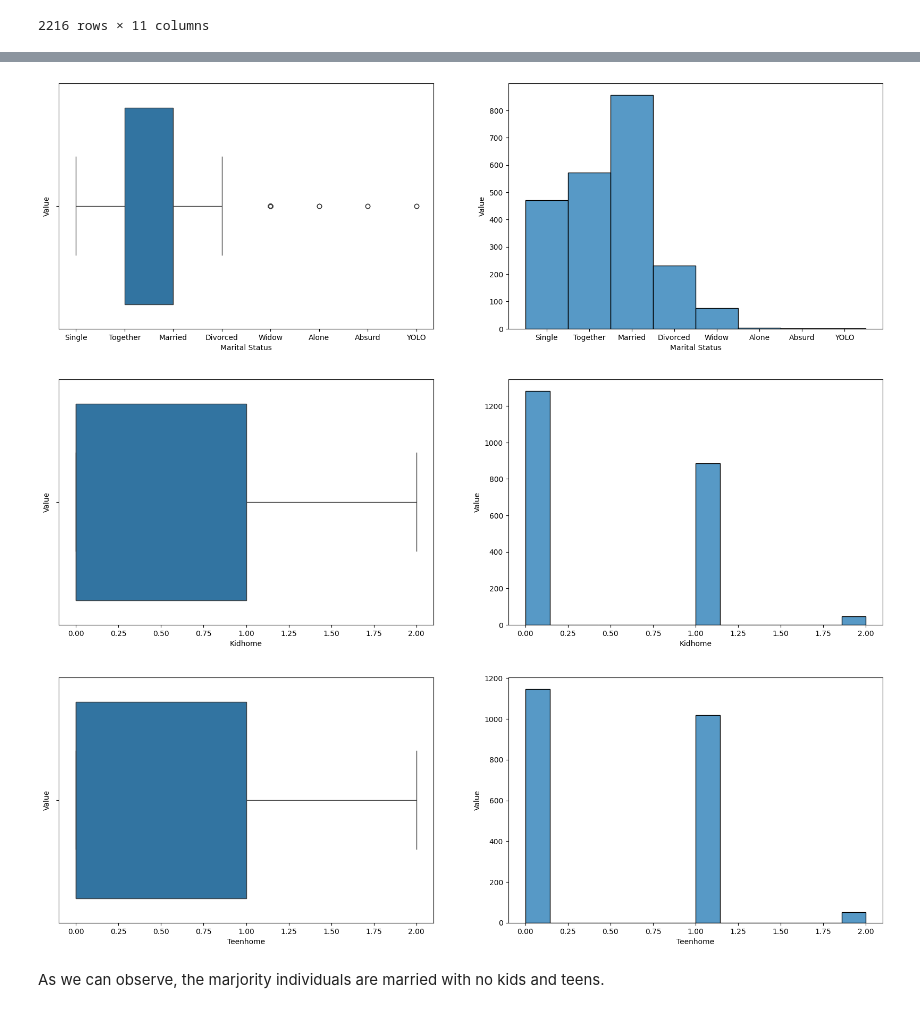
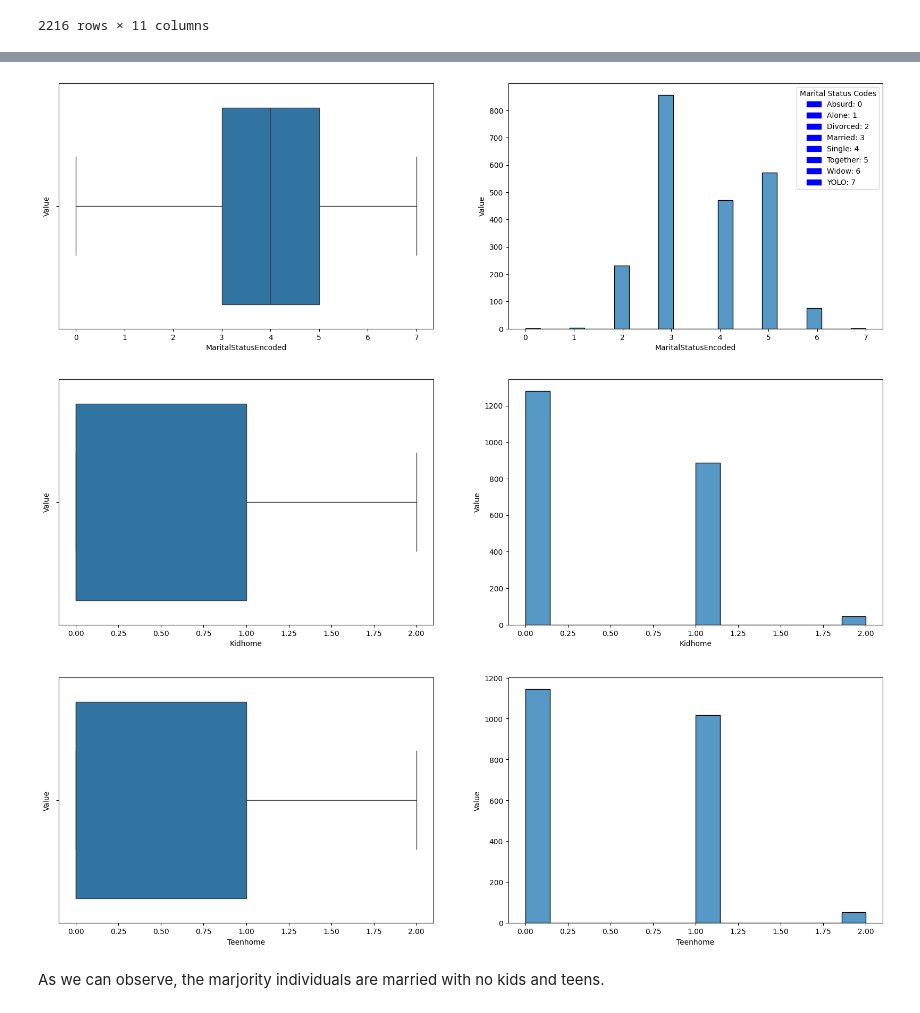
Before and after one commit to dcjh/1015_Mini_Project, a Jupyter notebook: MaritalStatus_Kid_Teen_EDA.ipynb, the cells around one changed output, grey strips where cells are left out. Saved outputs shown, nothing was run; the diff lists cells and outputs as text; code cells hidden in the pictures.

```diff
--- a/MaritalStatus_Kid_Teen_EDA.ipynb
+++ b/MaritalStatus_Kid_Teen_EDA.ipynb
@@ -114,7 +88,7 @@ customerdf_joint['numMonths'] = ((customerdf_joint['CurrentDate'] - customerdf_j
 customerdf_joint['Recency'] = customerdf_joint['Recency']/30 #assume 30days in a month
 # %%
 #average purchases over the months
-for var in customerdf_joint.columns[1:9]:
+for var in customerdf_joint.columns[3:9]:
     customerdf_joint[var] = customerdf_joint[var]/ customerdf_joint["numMonths"]
 
 customerdf_joint.drop(columns = ['Dt_Customer', 'CurrentDate', "numMonths", "Recency"], inplace = True)
@@ -139,0 +111,3 @@ customerdf_joint
+# %%
+customerdf_predictor = pd.DataFrame(customerdf_joint[['Marital_Status', 'Kidhome', 'Teenhome']])
+customerdf_predictor
@@ -139,0 +155,6 @@ customerdf_joint
+# %%
+encoding_mapping = dict(zip(label_encoder.classes_, label_encoder.transform(label_encoder.classes_)))
+# Display the mapping
+print("Encoding Mapping for Marital Status:")
+for label, encoding in encoding_mapping.items():
+    print(f"{label}: {encoding}")
@@ -139,0 +215,4 @@ customerdf_joint
+# %%
+customerdf_joint_cleaned = removeOut(customerdf_numeric_joint)
+customerdf_response_cleaned = removeOut(customerdf_response)
+customerdf_predictor_cleaned = removeOut(customerdf_numeric_predictor)
@@ -140,36 +235,39 @@ customerdf_joint
 # %%
-import seaborn as sb
-import matplotlib.pyplot as plt
-
-# Draw the distributions of all variables
-
 # Martial Status distribution
 f, axes = plt.subplots(1, 2, figsize=(20, 6))
-sb.boxplot(data=customerdf_predictor['Marital_Status'], orient="h", ax=axes[0])
-sb.histplot(data=customerdf_predictor['Marital_Status'], ax=axes[1])
+sb.boxplot(data=customerdf_numeric_predictor['MaritalStatusEncoded'], orient="h", ax=axes[0])
+sb.histplot(data=customerdf_numeric_predictor['MaritalStatusEncoded'], ax=axes[1])
+
+# Create a list of patch objects with the appropriate color and label for each category
+
+legend_handles = [mpatches.Patch(color='blue', label=f'{label}: {encoding}') for label, encoding in encoding_mapping.items()]
+axes[1].legend(handles=legend_handles, title="Marital Status Codes")
+
 for i in range(2):
-    axes[i].set_xlabel('Marital Status')
+    axes[i].set_xlabel('MaritalStatusEncoded')
     axes[i].set_ylabel('Value')
+
+plt.show()
 
 # Kidhome distribution
 f, axes = plt.subplots(1, 2, figsize=(20, 6))
-sb.boxplot(data=customerdf_predictor['Kidhome'], orient="h", ax=axes[0])
-sb.histplot(data=customerdf_predictor['Kidhome'], ax=axes[1])
+sb.boxplot(data=customerdf_predictor_cleaned['Kidhome'], orient="h", ax=axes[0])
+sb.histplot(data=customerdf_predictor_cleaned['Kidhome'], ax=axes[1])
 for i in range(2):
     axes[i].set_xlabel('Kidhome')
     axes[i].set_ylabel('Value')
 
 # Teenhome distribution
 f, axes = plt.subplots(1, 2, figsize=(20, 6))
-sb.boxplot(data=customerdf_predictor['Teenhome'], orient="h", ax=axes[0])
-sb.histplot(data=customerdf_predictor['Teenhome'], ax=axes[1])
+sb.boxplot(data=customerdf_predictor_cleaned['Teenhome'], orient="h", ax=axes[0])
+sb.histplot(data=customerdf_predictor_cleaned['Teenhome'], ax=axes[1])
 for i in range(2):
     axes[i].set_xlabel('Teenhome')
     axes[i].set_ylabel('Value')
 
 plt.show()
 # %% [output]
-[figure, old version]
+[figure, new version]
 [figure]
 [figure]
 # %% [markdown]
```
Also changed, not shown: parts of 28 cells of this notebook, 1 other file.
